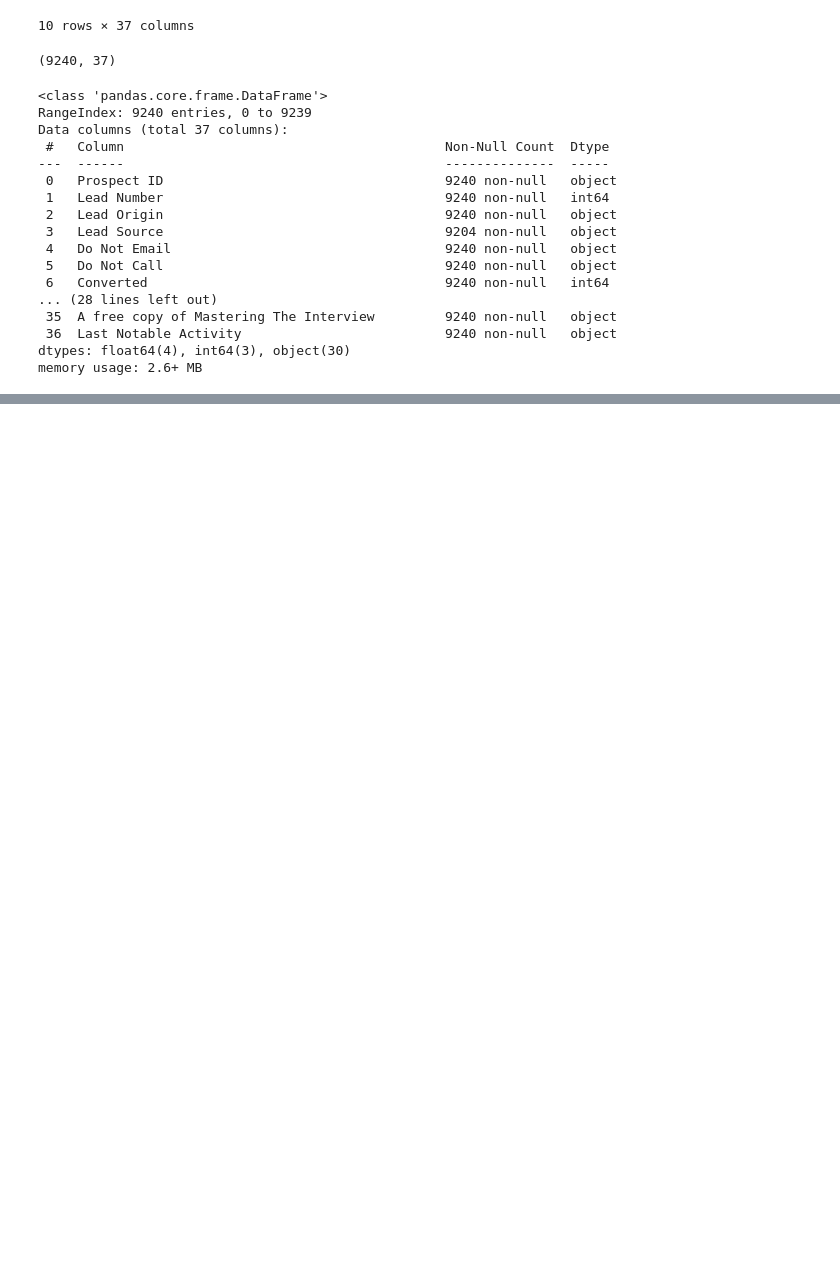
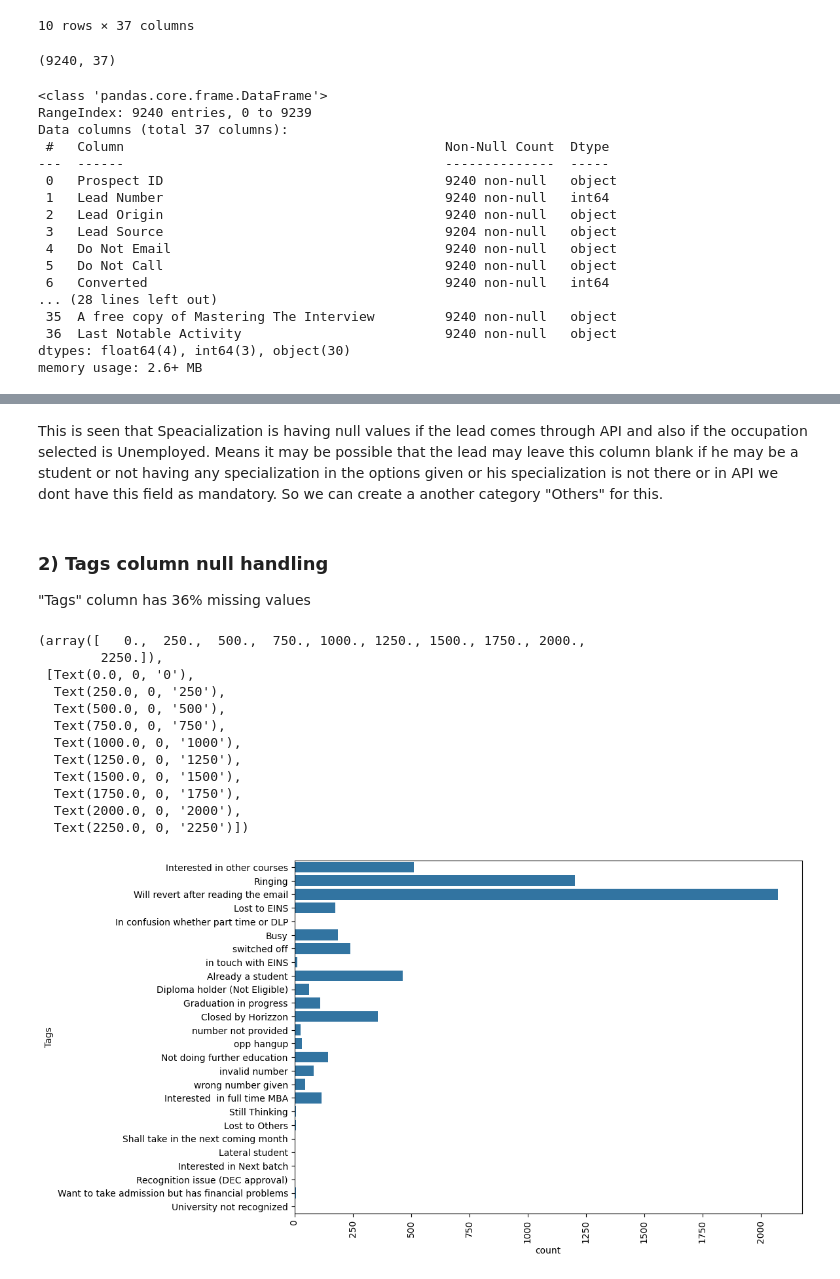
Before and after one commit to KaustavGhosh-97/Lead-Scoring-Case, a Jupyter notebook: Lead_Scoring_case_study.ipynb, the cells around one changed output, grey strips where cells are left out. Saved outputs shown, nothing was run; the diff lists cells and outputs as text; code cells hidden in the pictures; blank space fills up the shorter version.

```diff
--- a/Lead_Scoring_case_study.ipynb
+++ b/Lead_Scoring_case_study.ipynb
@@ -73,0 +175,27 @@ data.describe()
+# %% [markdown]
+This is seen that Speacialization is having null values if the lead comes through API and also if the occupation selected is Unemployed. Means it may be possible that the lead may leave this column blank if he may be a student or not having any specialization in the options given or his specialization is not there or in API we dont have this field as mandatory. So we can create a another category "Others" for this.
+# %%
+# Creating a separate category called "Others" for this
+data["Specialization"] = data["Specialization"].replace(np.nan, "Others")
+# %% [markdown]
+### 2) Tags column null handling <br>
+"Tags" column has 36% missing values
+# %%
+# Visualizing Tags column
+plt.figure(figsize=(10,7))
+sns.countplot(data["Tags"])
+plt.xticks(rotation=90)
+# %% [output]
+(array([   0.,  250.,  500.,  750., 1000., 1250., 1500., 1750., 2000.,
+        2250.]),
+ [Text(0.0, 0, '0'),
+  Text(250.0, 0, '250'),
+  Text(500.0, 0, '500'),
+  Text(750.0, 0, '750'),
+  Text(1000.0, 0, '1000'),
+  Text(1250.0, 0, '1250'),
+  Text(1500.0, 0, '1500'),
+  Text(1750.0, 0, '1750'),
+  Text(2000.0, 0, '2000'),
+  Text(2250.0, 0, '2250')])
+[figure, added]
```
Also changed, not shown: parts of 275 cells of this notebook.
